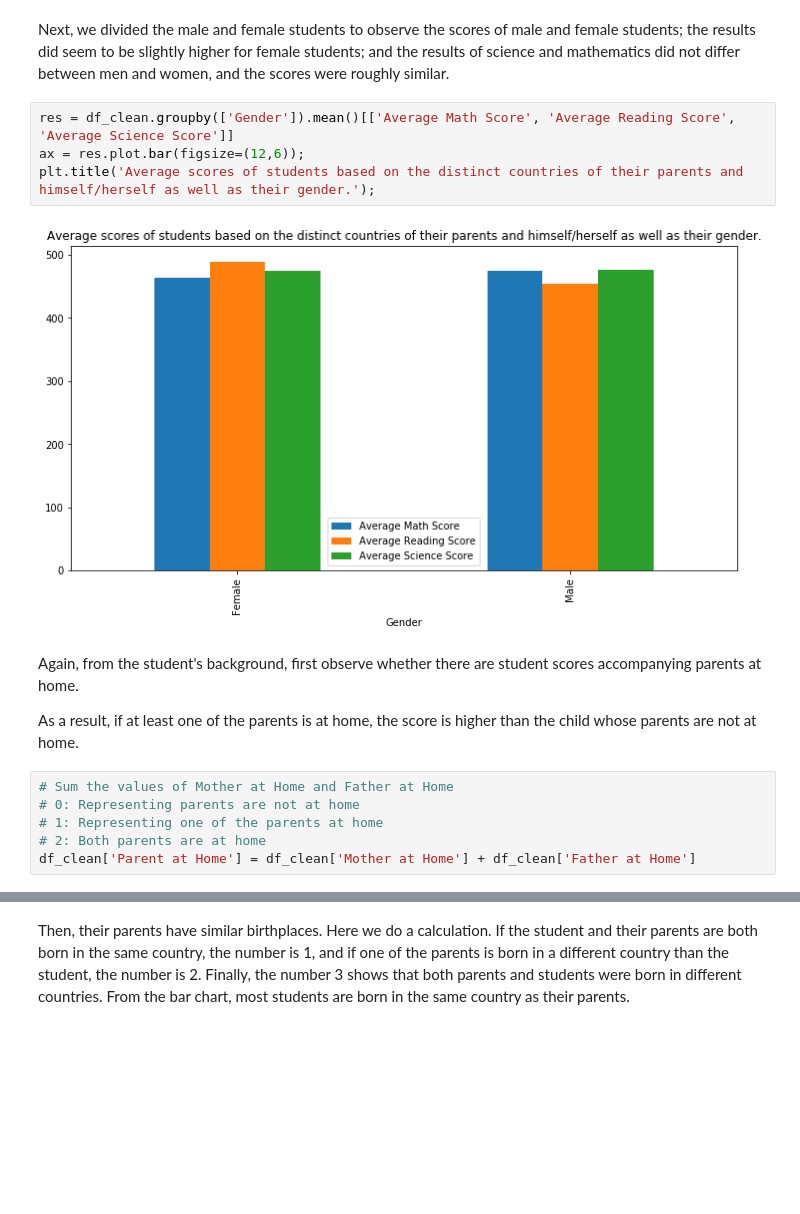
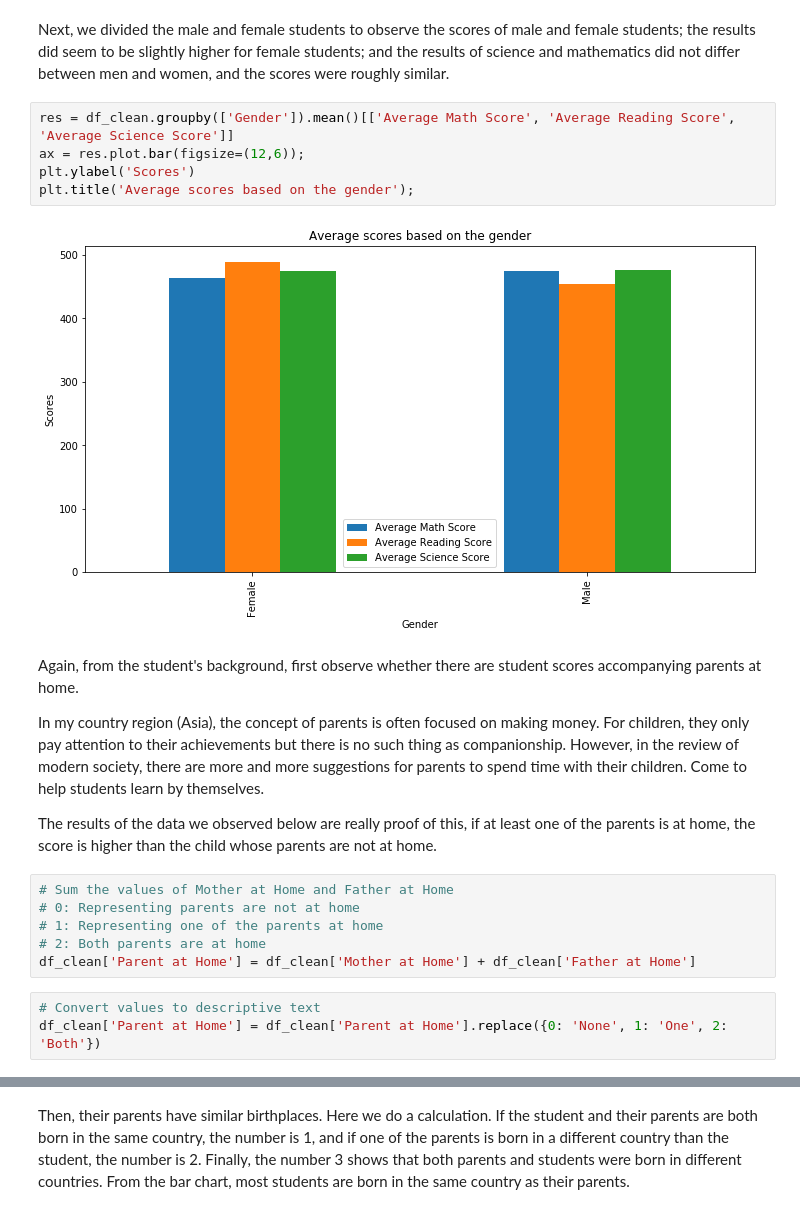
Before and after one commit to ManarOmar/hw-communicate-data-findings, a Jupyter notebook: exploration_template.ipynb, the cells around one changed output, grey strips where cells are left out. Drawn from its saved outputs; the diff is of its cells as text; blank space fills up the shorter version.

```diff
--- a/exploration_template.ipynb
+++ b/exploration_template.ipynb
@@ -274,19 +274,25 @@ Next, we divided the male and female students to observe the scores of male and
 # %%
 res = df_clean.groupby(['Gender']).mean()[['Average Math Score', 'Average Reading Score', 'Average Science Score']]
 ax = res.plot.bar(figsize=(12,6));
-plt.title('Average scores of students based on the distinct countries of their parents and himself/herself as well as their gender.');
+plt.ylabel('Scores')
+plt.title('Average scores based on the gender');
 # %% [output]
-[figure, old version]
+[figure, new version]
 # %% [markdown]
 Again, from the student's background, first observe whether there are student scores accompanying parents at home.
 
-As a result, if at least one of the parents is at home, the score is higher than the child whose parents are not at home.
+In my country region (Asia), the concept of parents is often focused on making money. For children, they only pay attention to their achievements but there is no such thing as companionship. However, in the review of modern society, there are more and more suggestions for parents to spend time with their children. Come to help students learn by themselves.
+
+The results of the data we observed below are really proof of this, if at least one of the parents is at home, the score is higher than the child whose parents are not at home.
 # %%
 # Sum the values of Mother at Home and Father at Home
 # 0: Representing parents are not at home
 # 1: Representing one of the parents at home
 # 2: Both parents are at home
 df_clean['Parent at Home'] = df_clean['Mother at Home'] + df_clean['Father at Home']
+# %%
+# Convert values to descriptive text
+df_clean['Parent at Home'] = df_clean['Parent at Home'].replace({0: 'None', 1: 'One', 2: 'Both'})
 # %%
 plt.figure(figsize = [17, 6])
 base_color = sb.color_palette()[0]
```
Also changed, not shown: parts of 10 cells of this notebook, 5 other files.
